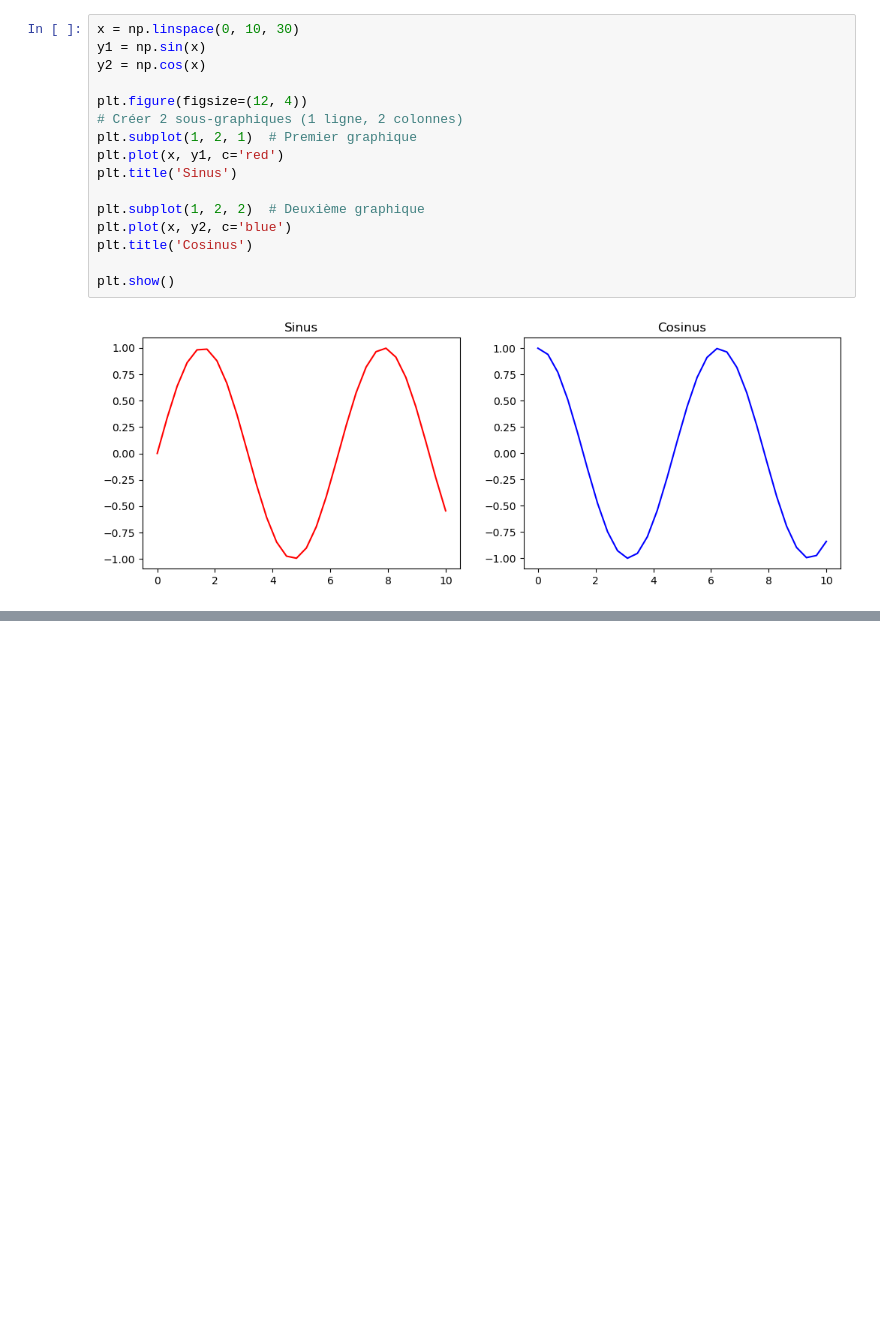
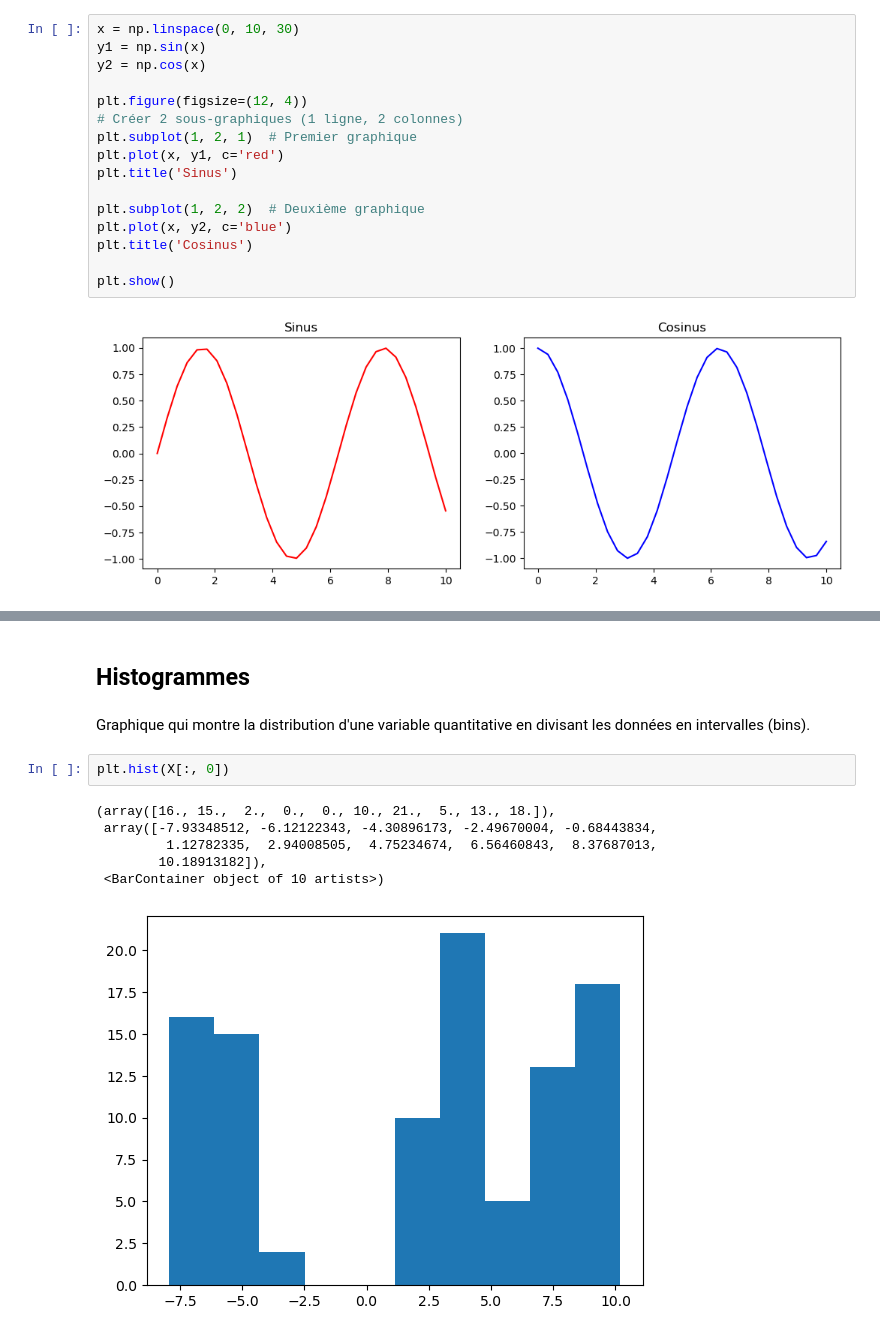
Before and after one commit to OussamaElm0/DS_pr, a Jupyter notebook: Prepa.ipynb, the cells around one changed output, grey strips where cells are left out. Drawn from its saved outputs; the diff is of its cells as text; blank space fills up the shorter version.

```diff
--- a/Prepa.ipynb
+++ b/Prepa.ipynb
@@ -511,0 +534,13 @@ plt.show()
+# %% [markdown]
+## Histogrammes
+# %% [markdown]
+Graphique qui montre la distribution d'une variable quantitative en divisant les données en intervalles (bins).
+# %%
+plt.hist(X[:, 0])
+# %% [output]
+(array([16., 15.,  2.,  0.,  0., 10., 21.,  5., 13., 18.]),
+ array([-7.93348512, -6.12122343, -4.30896173, -2.49670004, -0.68443834,
+         1.12782335,  2.94008505,  4.75234674,  6.56460843,  8.37687013,
+        10.18913182]),
+ <BarContainer object of 10 artists>)
+[figure, added]
```
Also changed, not shown: parts of 38 cells of this notebook.
